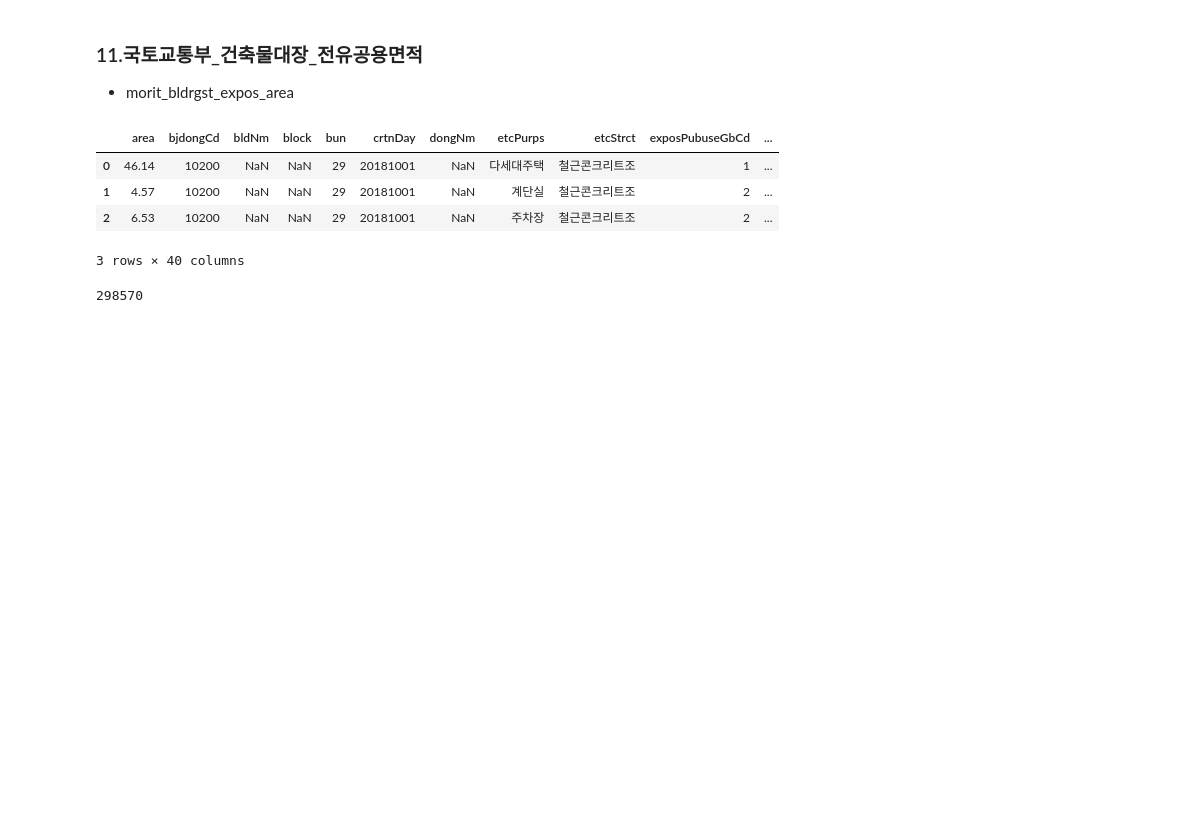
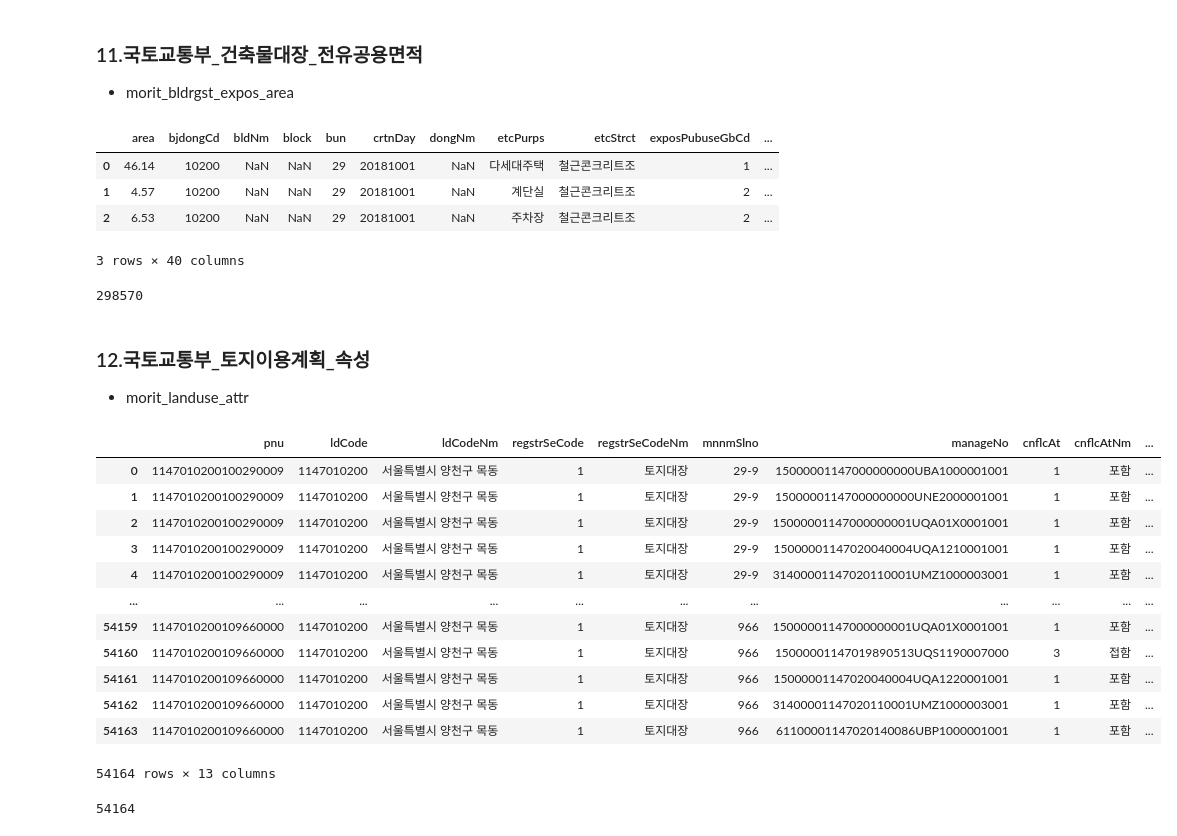
Before and after one commit to menthamin/real-estate-api, a Jupyter notebook: Insert_data.ipynb, the cells around one changed output. Drawn from its saved outputs; the diff is of its cells as text; code cells hidden in the pictures; blank space fills up the shorter version.

```diff
--- a/Insert_data.ipynb
+++ b/Insert_data.ipynb
@@ -202,6 +202,28 @@ morit_bldrgst_expos_area.head(3)
 morit_bldrgst_expos_area.to_sql('morit_bldrgst_expos_area', engine, schema="aresa", index=False, if_exists='replace', chunksize=1000)
 # %% [output]
 298570
+# %% [markdown]
+### 12.국토교통부_토지이용계획_속성
+- morit_landuse_attr
+# %%
+molit_landuse_attr = pd.read_csv("data/서울특별시_양천구_토지이용계획_속성.csv")
+molit_landuse_attr.head(3)
+molit_landuse_attr
+# %% [output]
+|  | pnu | ldCode | ldCodeNm | regstrSeCode | regstrSeCodeNm | mnnmSlno | manageNo | cnflcAt | cnflcAtNm | ... |
+| 0 | 1147010200100290009 | 1147010200 | 서울특별시 양천구 목동 | 1 | 토지대장 | 29-9 | 15000001147000000000UBA1000001001 | 1 | 포함 | ... |
+| 1 | 1147010200100290009 | 1147010200 | 서울특별시 양천구 목동 | 1 | 토지대장 | 29-9 | 15000001147000000000UNE2000001001 | 1 | 포함 | ... |
+| 2 | 1147010200100290009 | 1147010200 | 서울특별시 양천구 목동 | 1 | 토지대장 | 29-9 | 15000001147000000001UQA01X0001001 | 1 | 포함 | ... |
+| 3 | 1147010200100290009 | 1147010200 | 서울특별시 양천구 목동 | 1 | 토지대장 | 29-9 | 15000001147020040004UQA1210001001 | 1 | 포함 | ... |
+| 4 | 1147010200100290009 | 1147010200 | 서울특별시 양천구 목동 | 1 | 토지대장 | 29-9 | 31400001147020110001UMZ1000003001 | 1 | 포함 | ... |
+| ... | ... | ... | ... | ... | ... | ... | ... | ... | ... | ... |
+| 54159 | 1147010200109660000 | 1147010200 | 서울특별시 양천구 목동 | 1 | 토지대장 | 966 | 15000001147000000001UQA01X0001001 | 1 | 포함 | ... |
+| 54160 | 1147010200109660000 | 1147010200 | 서울특별시 양천구 목동 | 1 | 토지대장 | 966 | 15000001147019890513UQS1190007000 | 3 | 접함 | ... |
+| 54161 | 1147010200109660000 | 1147010200 | 서울특별시 양천구 목동 | 1 | 토지대장 | 966 | 15000001147020040004UQA1220001001 | 1 | 포함 | ... |
+| 54162 | 1147010200109660000 | 1147010200 | 서울특별시 양천구 목동 | 1 | 토지대장 | 966 | 31400001147020110001UMZ1000003001 | 1 | 포함 | ... |
+| 54163 | 1147010200109660000 | 1147010200 | 서울특별시 양천구 목동 | 1 | 토지대장 | 966 | 61100001147020140086UBP1000001001 | 1 | 포함 | ... |
+54164 rows × 13 columns
 # %%
-# df.to_sql('date_d', engine, schema="aresa", index=False, if_exists='replace',
-#           chunksize=1000)
+molit_landuse_attr.to_sql('molit_landuse_attr', engine, schema="aresa", index=False, if_exists='replace', chunksize=1000)
+# %% [output]
+54164
```
Also changed, not shown: parts of 4 cells of this notebook, 10 other files.
